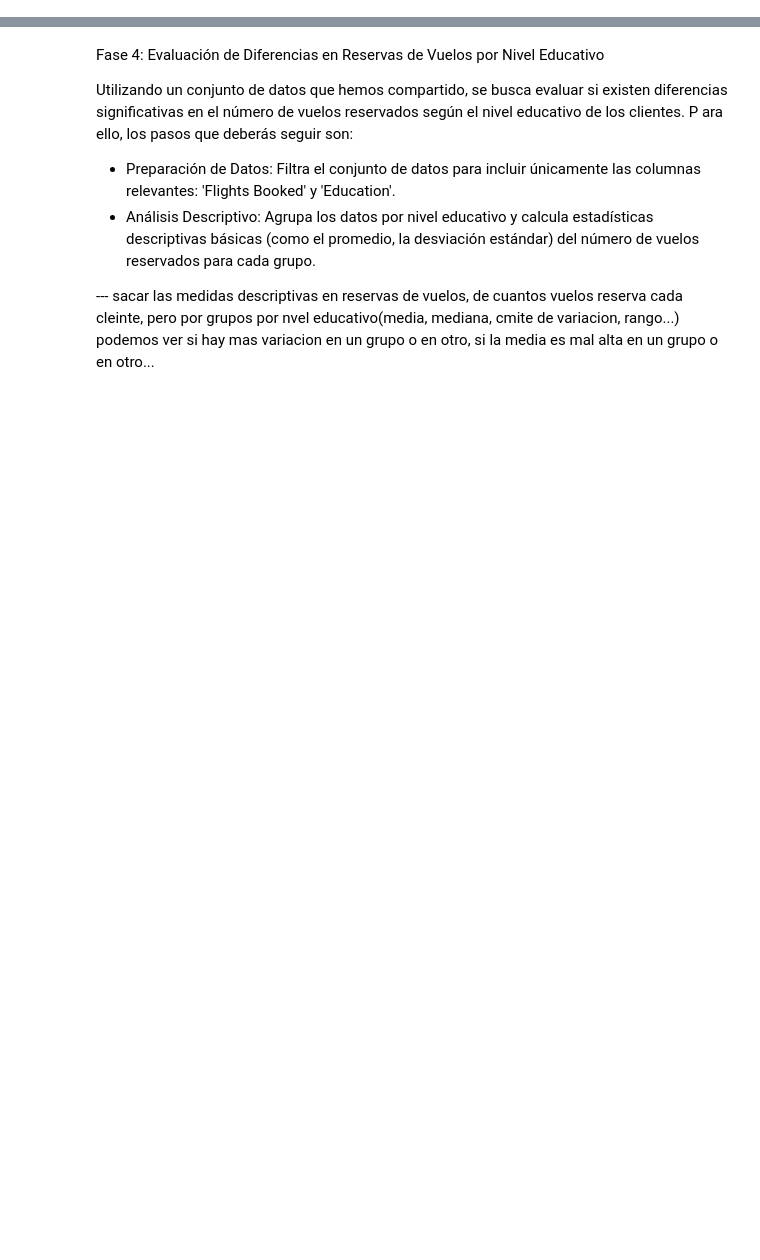
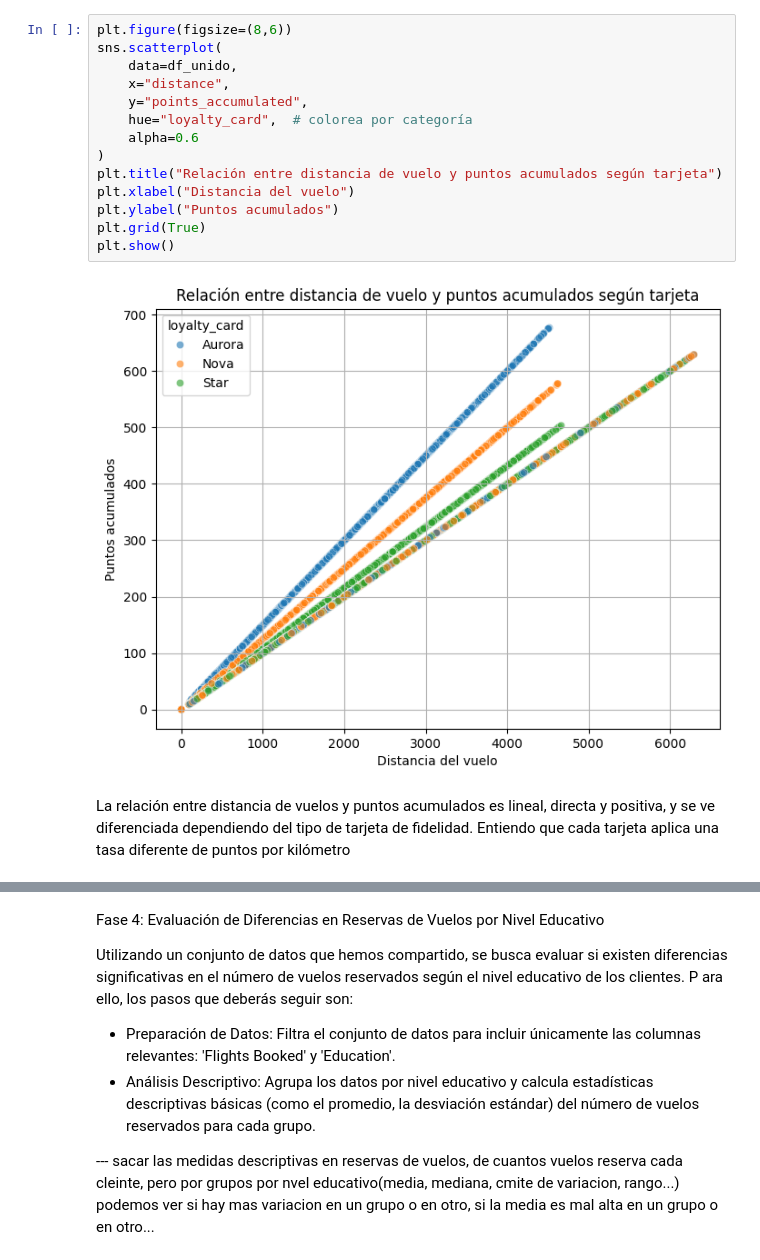
Before and after one commit to Adalab/bda-modulo-3-evaluacion-final-sanchocotanda, a Jupyter notebook: ejercicio_fase_3_y_4.ipynb, the cells around one changed output, grey strips where cells are left out. Drawn from its saved outputs; the diff is of its cells as text; blank space fills up the shorter version.

```diff
--- a/ejercicio_fase_3_y_4.ipynb
+++ b/ejercicio_fase_3_y_4.ipynb
@@ -12,0 +96,19 @@ En todos los ejercicios, no te quedes solo con la representación visual: añade
+# %%
+plt.figure(figsize=(8,6))
+sns.scatterplot(
+    data=df_unido,
+    x="distance",
+    y="points_accumulated",
+    hue="loyalty_card",  # colorea por categoría
+    alpha=0.6
+)
+plt.title("Relación entre distancia de vuelo y puntos acumulados según tarjeta")
+plt.xlabel("Distancia del vuelo")
+plt.ylabel("Puntos acumulados")
+plt.grid(True)
+plt.show()
+# %% [output]
+[figure, added]
+# %% [markdown]
+La relación entre distancia de vuelos y puntos acumulados es lineal, directa y positiva, y se ve diferenciada dependiendo del tipo de tarjeta de fidelidad.
+Entiendo que cada tarjeta aplica una tasa diferente de puntos por kilómetro
```
Also changed, not shown: parts of 29 cells of this notebook, 1 other file.
